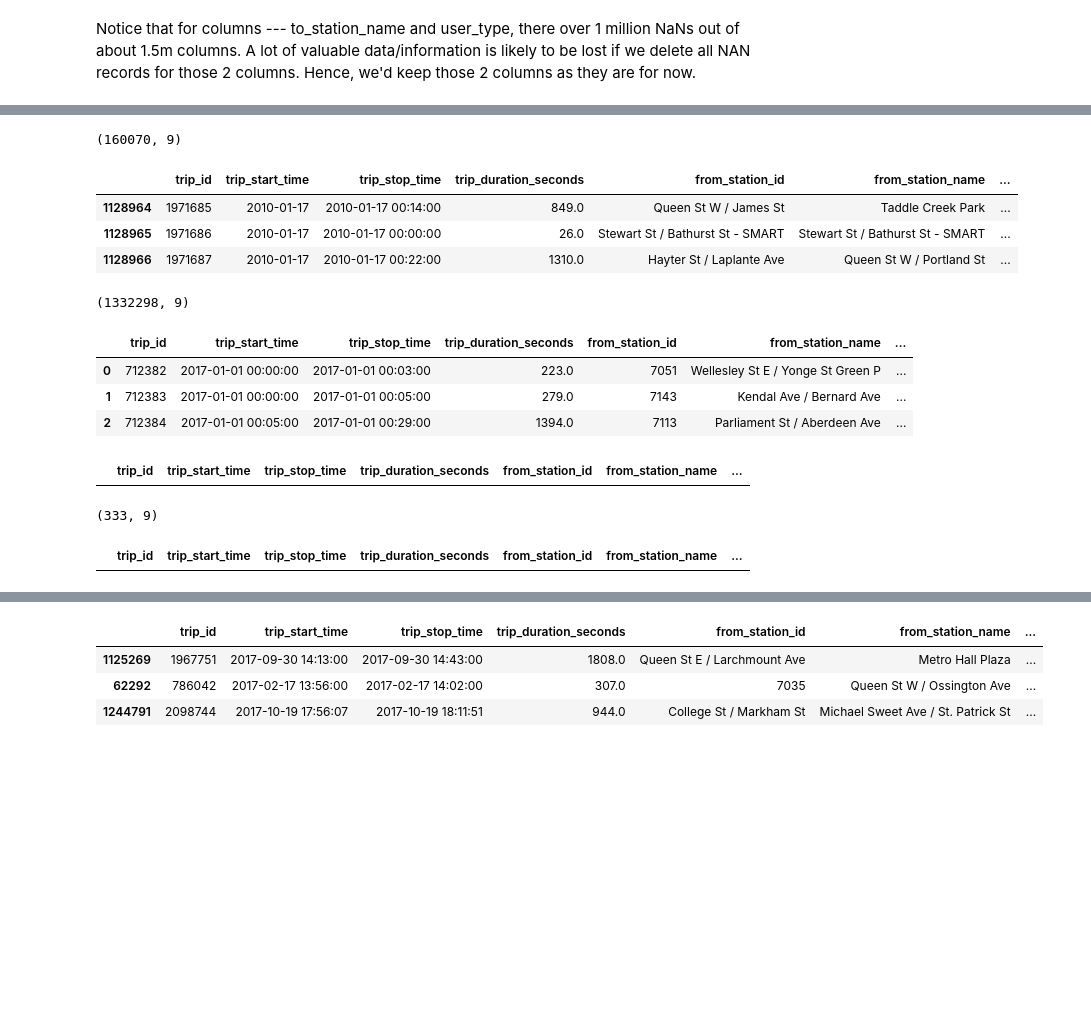
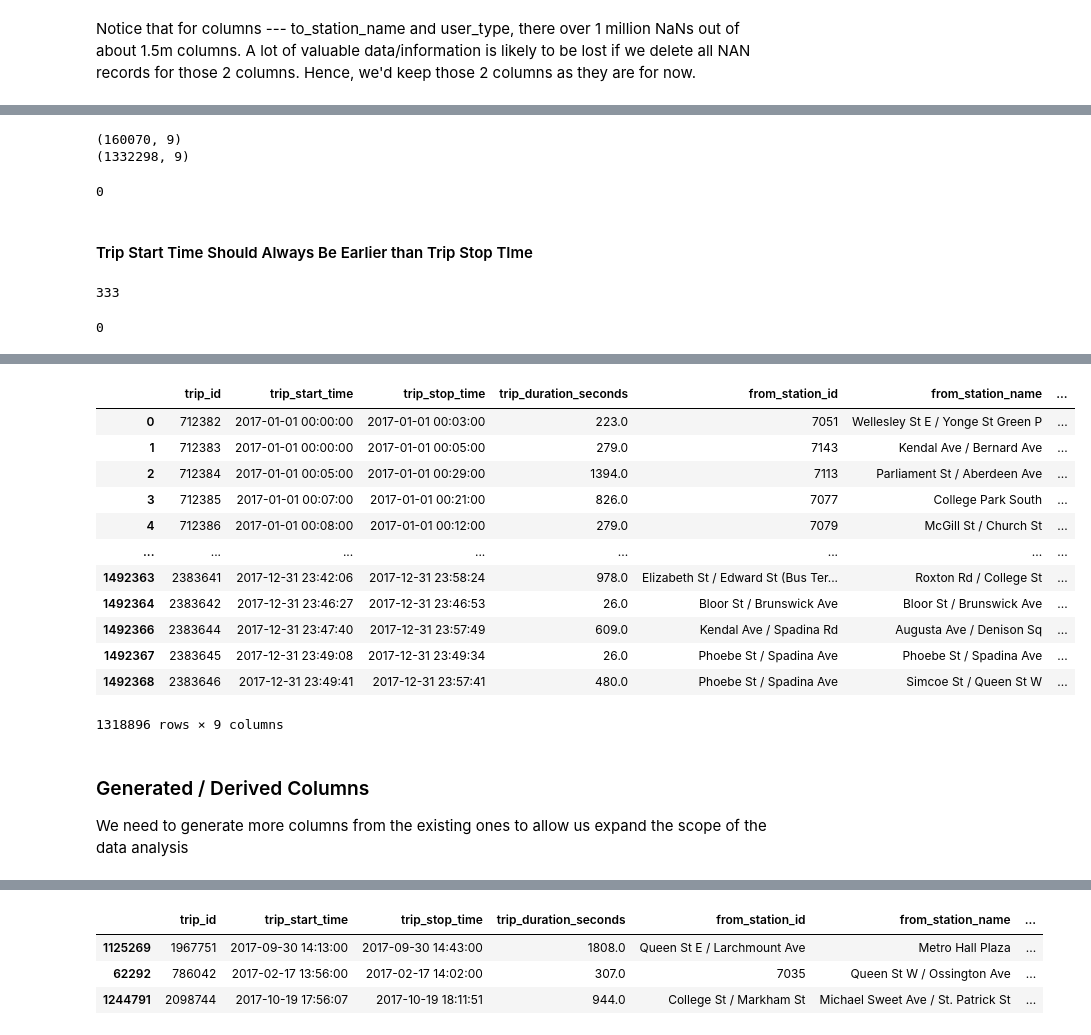
Before and after one commit to PrinceDuru/Operations_Analysis, a Jupyter notebook: Toronto_Bike_Share_Data_Analysis_Code.ipynb, the cells around one changed output, grey strips where cells are left out. Drawn from its saved outputs; the diff is of its cells as text; code cells hidden in the pictures; blank space fills up the shorter version.

```diff
--- a/Toronto_Bike_Share_Data_Analysis_Code.ipynb
+++ b/Toronto_Bike_Share_Data_Analysis_Code.ipynb
@@ -151,19 +187,17 @@ df.sample(2)
+# %%
+print(df[df['trip_start_time'].dt.year != 2017].shape) # No of records out of range
+print(df[df['trip_start_time'].dt.year == 2017].shape) # No of records in range
+# %% [output]
+(160070, 9)
+(1332298, 9)
 # %%
 #Delete Records outside 2017 since Analysis is based on 2017 Data
-print(df[df['trip_start_time'].dt.year != 2017].shape)
-df[df['trip_start_time'].dt.year != 2017].head(3)
+
+df_2017 = df[df['trip_start_time'].dt.year == 2017]
-# %% [output]
-(160070, 9)
-|  | trip_id | trip_start_time | trip_stop_time | trip_duration_seconds | from_station_id | from_station_name | ... |
-| 1128964 | 1971685 | 2010-01-17 | 2010-01-17 00:14:00 | 849.0 | Queen St W / James St | Taddle Creek Park | ... |
-| 1128965 | 1971686 | 2010-01-17 | 2010-01-17 00:00:00 | 26.0 | Stewart St / Bathurst St - SMART | Stewart St / Bathurst St - SMART | ... |
-| 1128966 | 1971687 | 2010-01-17 | 2010-01-17 00:22:00 | 1310.0 | Hayter St / Laplante Ave | Queen St W / Portland St | ... |
 # %%
-print(df[df['trip_start_time'].dt.year == 2017].shape)
-df[df['trip_start_time'].dt.year == 2017].head(3)
+# Check all records are now for year 2017
+
+print(df_2017[df_2017['trip_start_time'].dt.year !=2017].shape[0])
+# df_2017[df_2017['trip_start_time'].dt.year !=2017]
 # %% [output]
-(1332298, 9)
+0
-|  | trip_id | trip_start_time | trip_stop_time | trip_duration_seconds | from_station_id | from_station_name | ... |
-| 0 | 712382 | 2017-01-01 00:00:00 | 2017-01-01 00:03:00 | 223.0 | 7051 | Wellesley St E / Yonge St Green P | ... |
-| 1 | 712383 | 2017-01-01 00:00:00 | 2017-01-01 00:05:00 | 279.0 | 7143 | Kendal Ave / Bernard Ave | ... |
-| 2 | 712384 | 2017-01-01 00:05:00 | 2017-01-01 00:29:00 | 1394.0 | 7113 | Parliament St / Aberdeen Ave | ... |
@@ -173,16 +204,10 @@ data = df[df['trip_start_time'].dt.year == 2017]
-# %%
-#QC check
-data[df['trip_start_time'].dt.year != 2017]
-# %% [output]
-|  | trip_id | trip_start_time | trip_stop_time | trip_duration_seconds | from_station_id | from_station_name | ... |
+# %% [markdown]
+#### Trip Start Time Should Always Be Earlier than Trip Stop TIme
 # %%
 #Delete records with start time greater than stop time (Stop time should be greater)
-print(data[data['trip_start_time'] > data['trip_stop_time']].shape)
-data = data[data['trip_start_time'] < data['trip_stop_time']]
+
+print(df_2017[df_2017['trip_start_time'] > df_2017['trip_stop_time']].shape[0])
+
+df_2017 = df_2017[df_2017['trip_start_time'] < df_2017['trip_stop_time']] # Delete
 # %% [output]
-(333, 9)
+333
-# %%
-#QC check
-data[data['trip_start_time'] > data['trip_stop_time']]
-# %% [output]
-|  | trip_id | trip_start_time | trip_stop_time | trip_duration_seconds | from_station_id | from_station_name | ... |
@@ -196,0 +214,14 @@ data['actual_duration'] = (data['actual_days'] * 24 * 60 * 60) + data['actual_se
+# %%
+# Confirm the above operation
+
+df_2017[df_2017['trip_start_time'] > df_2017['trip_stop_time']].shape[0]
+# %% [output]
+0
+# %%
+# The Date fields/columns look fine now with range starting from 01 Jan to 31 Dec., 2017
+
+print(df_2017['trip_start_time'].min())
+print(df_2017['trip_start_time'].max())
+
+df_2017
+# %% [output]
@@ -196,0 +230,16 @@ data['actual_duration'] = (data['actual_days'] * 24 * 60 * 60) + data['actual_se
+|  | trip_id | trip_start_time | trip_stop_time | trip_duration_seconds | from_station_id | from_station_name | ... |
+| 0 | 712382 | 2017-01-01 00:00:00 | 2017-01-01 00:03:00 | 223.0 | 7051 | Wellesley St E / Yonge St Green P | ... |
+| 1 | 712383 | 2017-01-01 00:00:00 | 2017-01-01 00:05:00 | 279.0 | 7143 | Kendal Ave / Bernard Ave | ... |
+| 2 | 712384 | 2017-01-01 00:05:00 | 2017-01-01 00:29:00 | 1394.0 | 7113 | Parliament St / Aberdeen Ave | ... |
+| 3 | 712385 | 2017-01-01 00:07:00 | 2017-01-01 00:21:00 | 826.0 | 7077 | College Park South | ... |
+| 4 | 712386 | 2017-01-01 00:08:00 | 2017-01-01 00:12:00 | 279.0 | 7079 | McGill St / Church St | ... |
+| ... | ... | ... | ... | ... | ... | ... | ... |
+| 1492363 | 2383641 | 2017-12-31 23:42:06 | 2017-12-31 23:58:24 | 978.0 | Elizabeth St / Edward St (Bus Ter... | Roxton Rd / College St | ... |
+| 1492364 | 2383642 | 2017-12-31 23:46:27 | 2017-12-31 23:46:53 | 26.0 | Bloor St / Brunswick Ave | Bloor St / Brunswick Ave | ... |
+| 1492366 | 2383644 | 2017-12-31 23:47:40 | 2017-12-31 23:57:49 | 609.0 | Kendal Ave / Spadina Rd | Augusta Ave / Denison Sq | ... |
+| 1492367 | 2383645 | 2017-12-31 23:49:08 | 2017-12-31 23:49:34 | 26.0 | Phoebe St / Spadina Ave | Phoebe St / Spadina Ave | ... |
+| 1492368 | 2383646 | 2017-12-31 23:49:41 | 2017-12-31 23:57:41 | 480.0 | Phoebe St / Spadina Ave | Simcoe St / Queen St W | ... |
+1318896 rows × 9 columns
+# %% [markdown]
+### Generated / Derived Columns
+We need to generate more columns from the existing ones to allow us expand the scope of the data analysis
```
Also changed, not shown: parts of 20 cells of this notebook.
